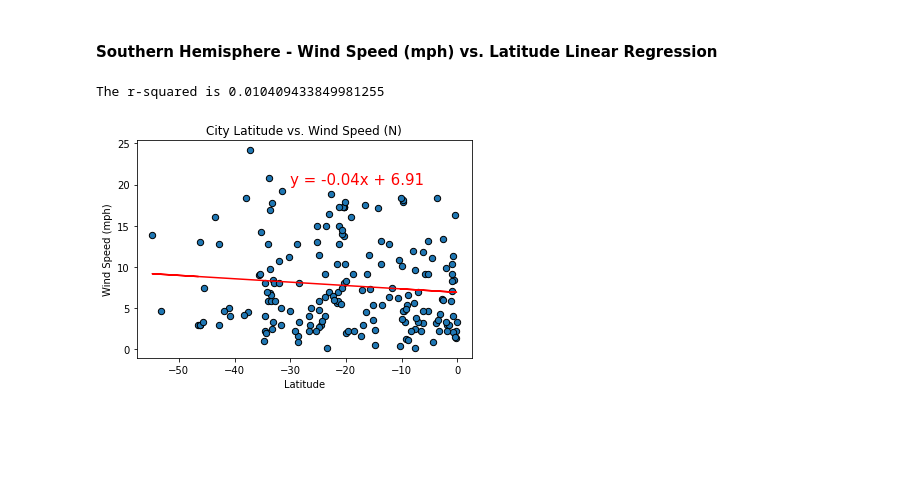
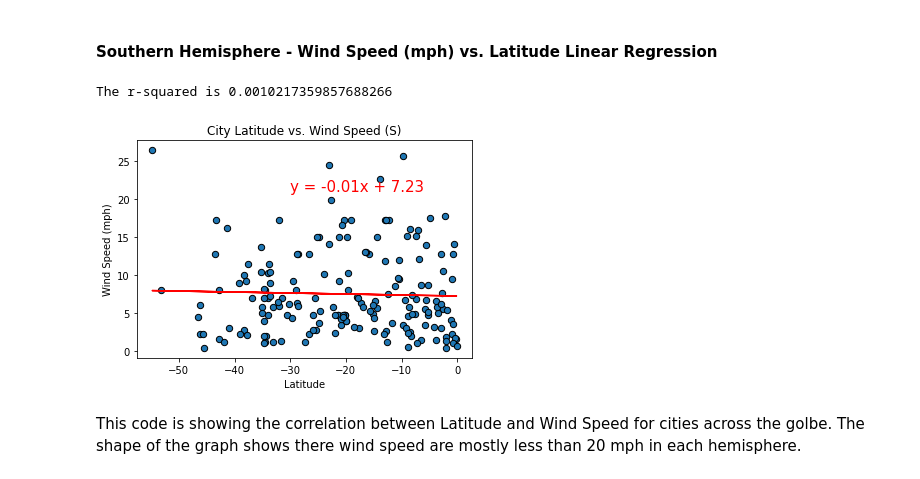
Before and after one commit to Asiha14/python-api-challenge, a Jupyter notebook: WeatherPy/WeatherPy.ipynb, the cells around one changed output. Cells and saved outputs as stored; diff of their text form; code cells hidden in the pictures; blank space fills up the shorter version.

```diff
--- a/WeatherPy/WeatherPy.ipynb
+++ b/WeatherPy/WeatherPy.ipynb
@@ -344,10 +339,13 @@ The r-squared is 0.00485249156678333
 # %%
 south_df.plot('Lat','Wind Speed', kind='scatter',marker="o",edgecolor='k',s=40)
 plt.xlabel('Latitude')
 plt.ylabel('Wind Speed (mph)')
-plt.title("City Latitude vs. Wind Speed (N)")
-reg_line(south_df['Lat'],south_df['Wind Speed'],-30,20)
+plt.title("City Latitude vs. Wind Speed (S)")
+reg_line(south_df['Lat'],south_df['Wind Speed'],-30,21)
+plt.savefig("Images/SouthLatVsWind.png")
 plt.show()
 # %% [output]
-The r-squared is 0.010409433849981255
+The r-squared is 0.0010217359857688266
-[figure, old version]
+[figure, new version]
+# %% [markdown]
+This code is showing the correlation between Latitude and Wind Speed for cities across the golbe. The shape of the graph shows there wind speed are mostly less than 20 mph in each hemisphere.
```
Also changed, not shown: parts of 29 cells of this notebook, 16 other files.
